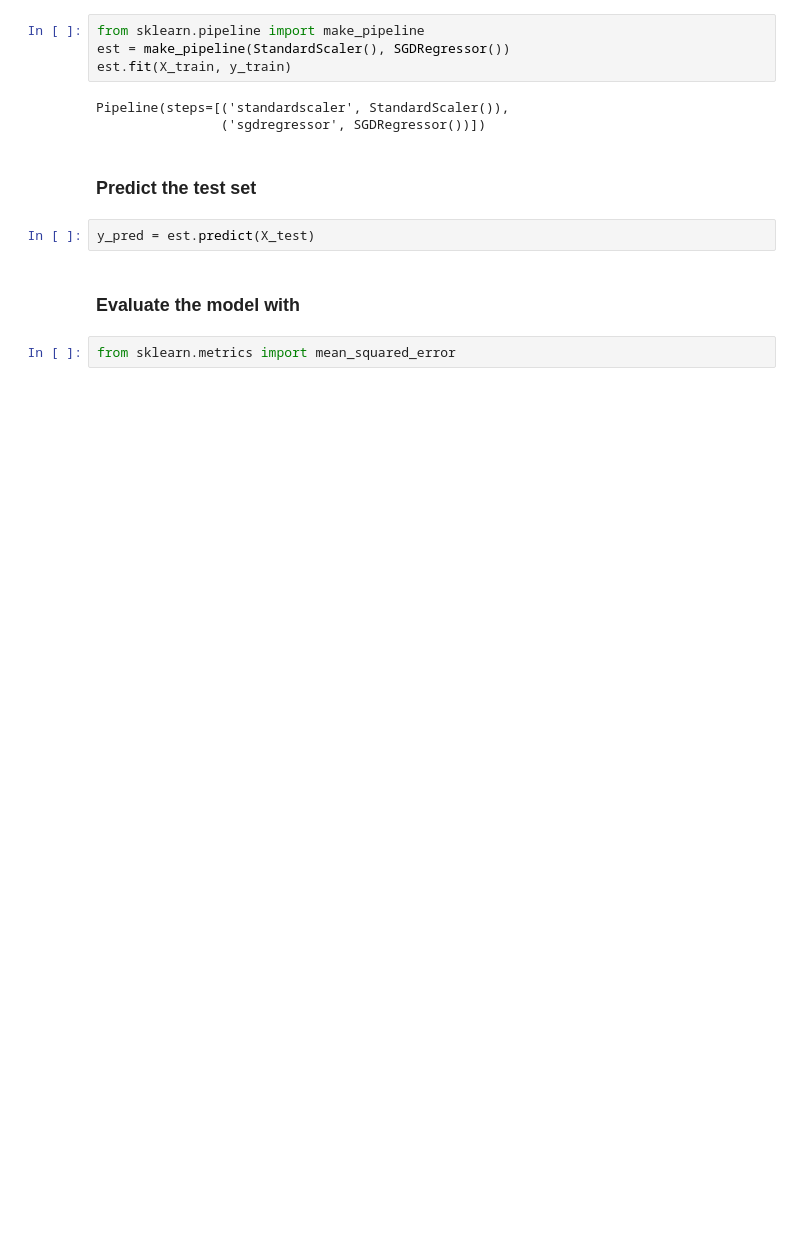
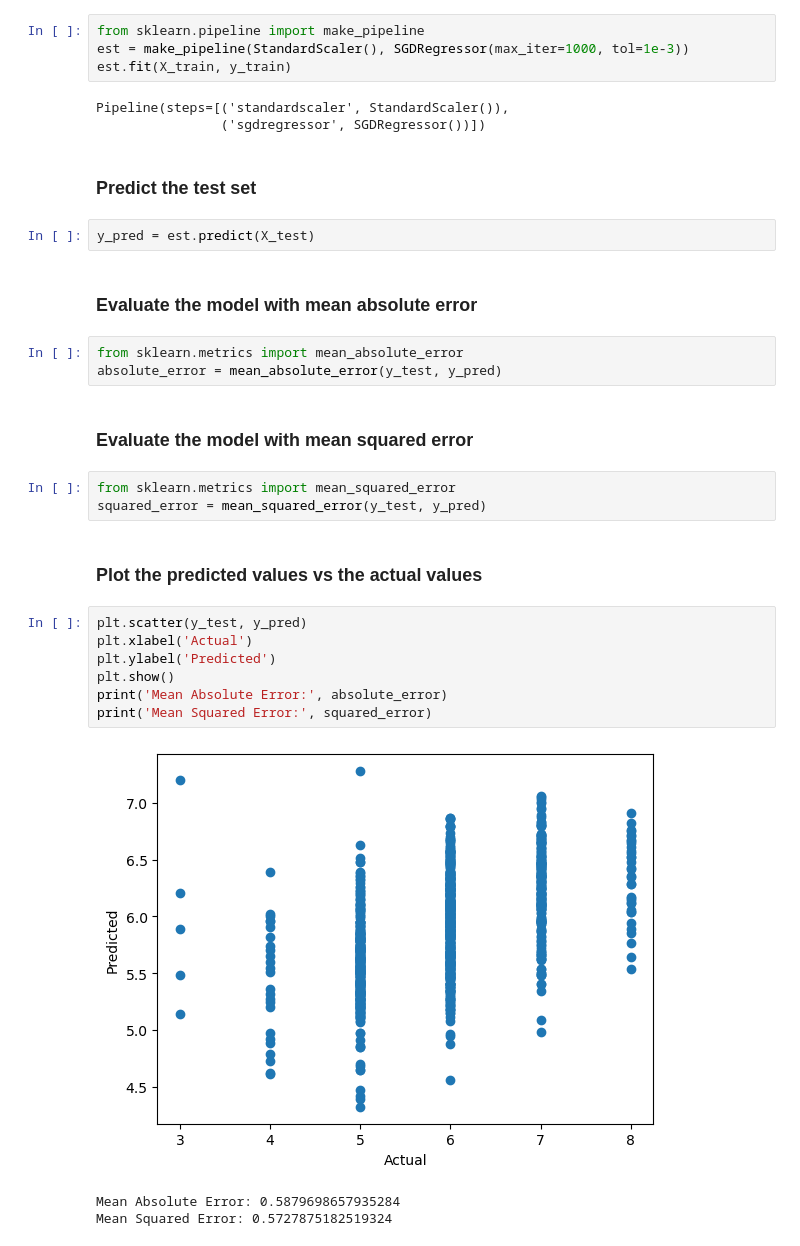
Before and after one commit to aSTRonuun/MachineLearning-2023-Vitor-Alves, a Jupyter notebook: 01-Exercices/05-Linear-Models/Exercice.ipynb, the cells around one changed output. Drawn from its saved outputs; the diff is of its cells as text; blank space fills up the shorter version.

```diff
--- a/01-Exercices/05-Linear-Models/Exercice.ipynb
+++ b/01-Exercices/05-Linear-Models/Exercice.ipynb
@@ -55,7 +55,7 @@ X_test = scaler.transform(X_test)
 ### Train the model
 # %%
 from sklearn.pipeline import make_pipeline
-est = make_pipeline(StandardScaler(), SGDRegressor())
+est = make_pipeline(StandardScaler(), SGDRegressor(max_iter=1000, tol=1e-3))
 est.fit(X_train, y_train)
 # %% [output]
 Pipeline(steps=[('standardscaler', StandardScaler()),
@@ -65,6 +65,25 @@ Pipeline(steps=[('standardscaler', StandardScaler()),
 # %%
 y_pred = est.predict(X_test)
 # %% [markdown]
-### Evaluate the model with
+### Evaluate the model with mean absolute error
+# %%
+from sklearn.metrics import mean_absolute_error
+absolute_error = mean_absolute_error(y_test, y_pred)
+# %% [markdown]
+### Evaluate the model with mean squared error
 # %%
 from sklearn.metrics import mean_squared_error
+squared_error = mean_squared_error(y_test, y_pred)
+# %% [markdown]
+### Plot the predicted values vs the actual values
+# %%
+plt.scatter(y_test, y_pred)
+plt.xlabel('Actual')
+plt.ylabel('Predicted')
+plt.show()
+print('Mean Absolute Error:', absolute_error)
+print('Mean Squared Error:', squared_error)
+# %% [output]
+[figure, added]
+Mean Absolute Error: 0.5879698657935284
+Mean Squared Error: 0.5727875182519324
```
